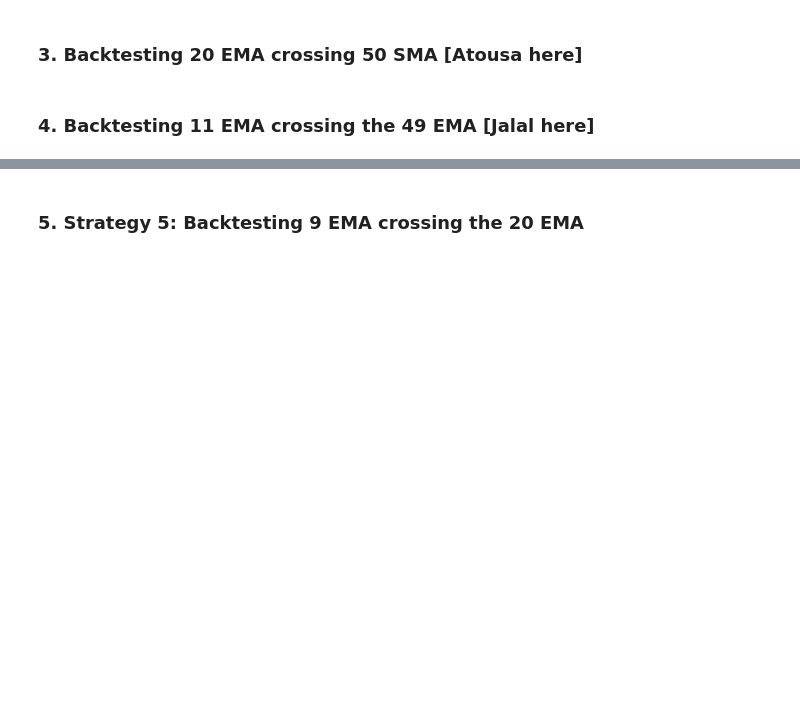
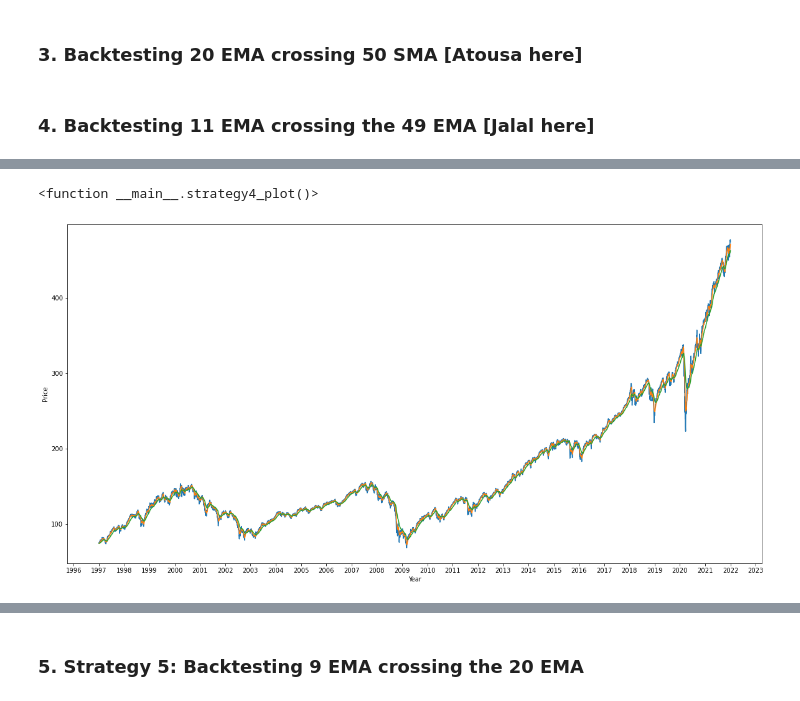
Before and after one commit to brilliantlyc/Backtesting_MA_Crossover_Strategies, a Jupyter notebook: project_1_hanna_v2.ipynb, the cells around one changed output, grey strips where cells are left out. Saved outputs shown, nothing was run; the diff lists cells and outputs as text; code cells hidden in the pictures; blank space fills up the shorter version.

```diff
--- a/project_1_hanna_v2.ipynb
+++ b/project_1_hanna_v2.ipynb
@@ -482,5 +504,5 @@ slow_ma_3 = 50
 ### 4. Backtesting 11 EMA crossing the 49 EMA [Jalal here]
 # %%
 # Define variables
-fast_ma_4 = 11
-slow_ma_4 = 49
+fast_ema_4 = 11
+slow_ema_4 = 49
@@ -492,0 +509,7 @@ slow_ma_4 = 49
+# %%
+strategy4 = price[["Close"]]
+# %%
+# Calculate exponential moving averages
+strategy4["EMA 11"] = strategy4["Close"].ewm(span=fast_ema_4, adjust=False).mean()
+strategy4["EMA 49"] = strategy4["Close"].ewm(span=slow_ema_4, adjust=False).mean()
+strategy4
@@ -492,0 +531,14 @@ slow_ma_4 = 49
+# %%
+# Plot a graph
+def strategy4_plot ():
+    fig, ax = plt.subplots(figsize=(20, 10))
+    ax.plot(strategy4)
+    ax.set(xlabel = "Year",
+    ylabel = "Price")
+    ax.xaxis.set_major_formatter(mdates.DateFormatter('%Y'))
+    ax.xaxis.set_major_locator(mdates.YearLocator(1))
+    return strategy4_plot
+strategy4_plot()
+# %% [output]
+<function __main__.strategy4_plot()>
+[figure, added]
```
Also changed, not shown: parts of 36 cells of this notebook, 1 other file.
